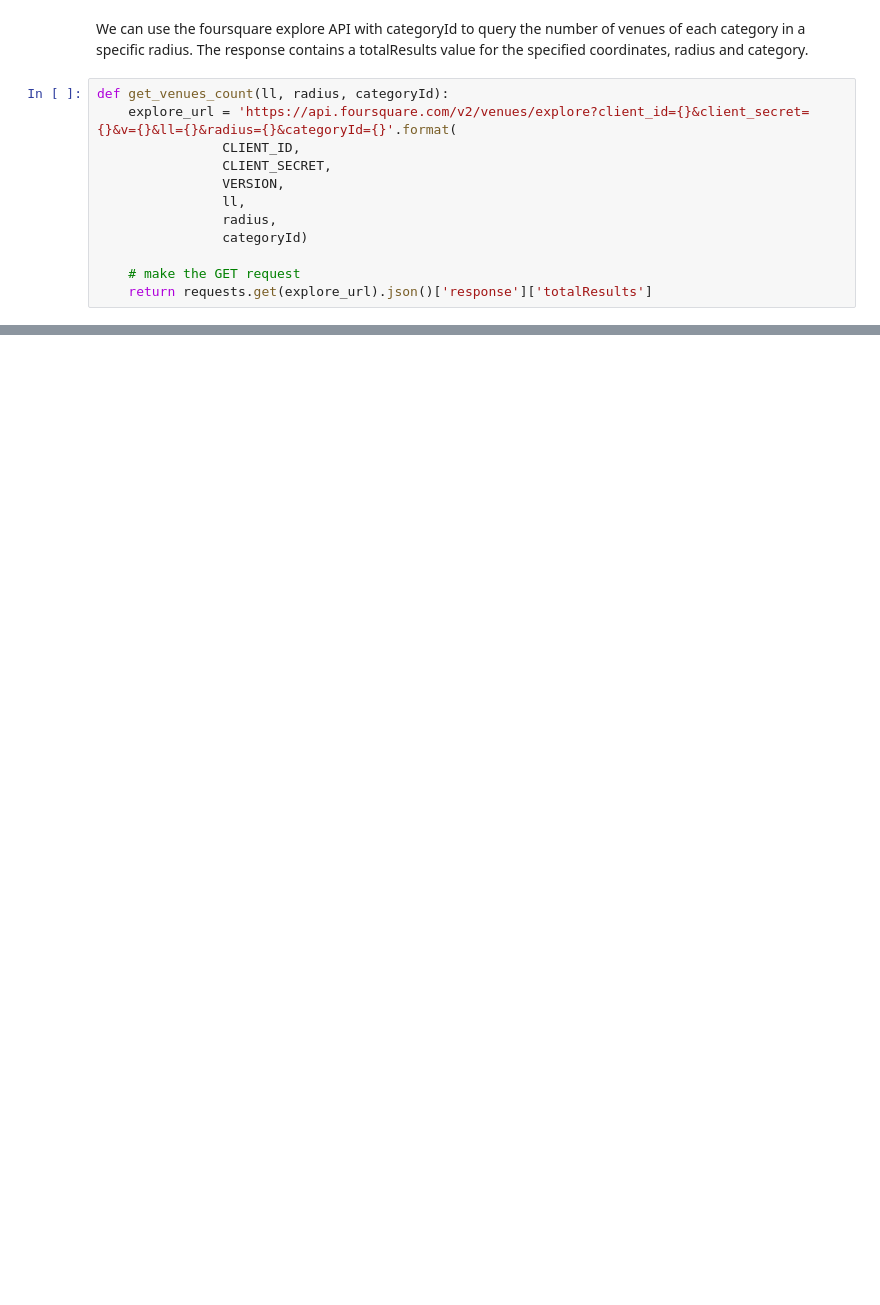
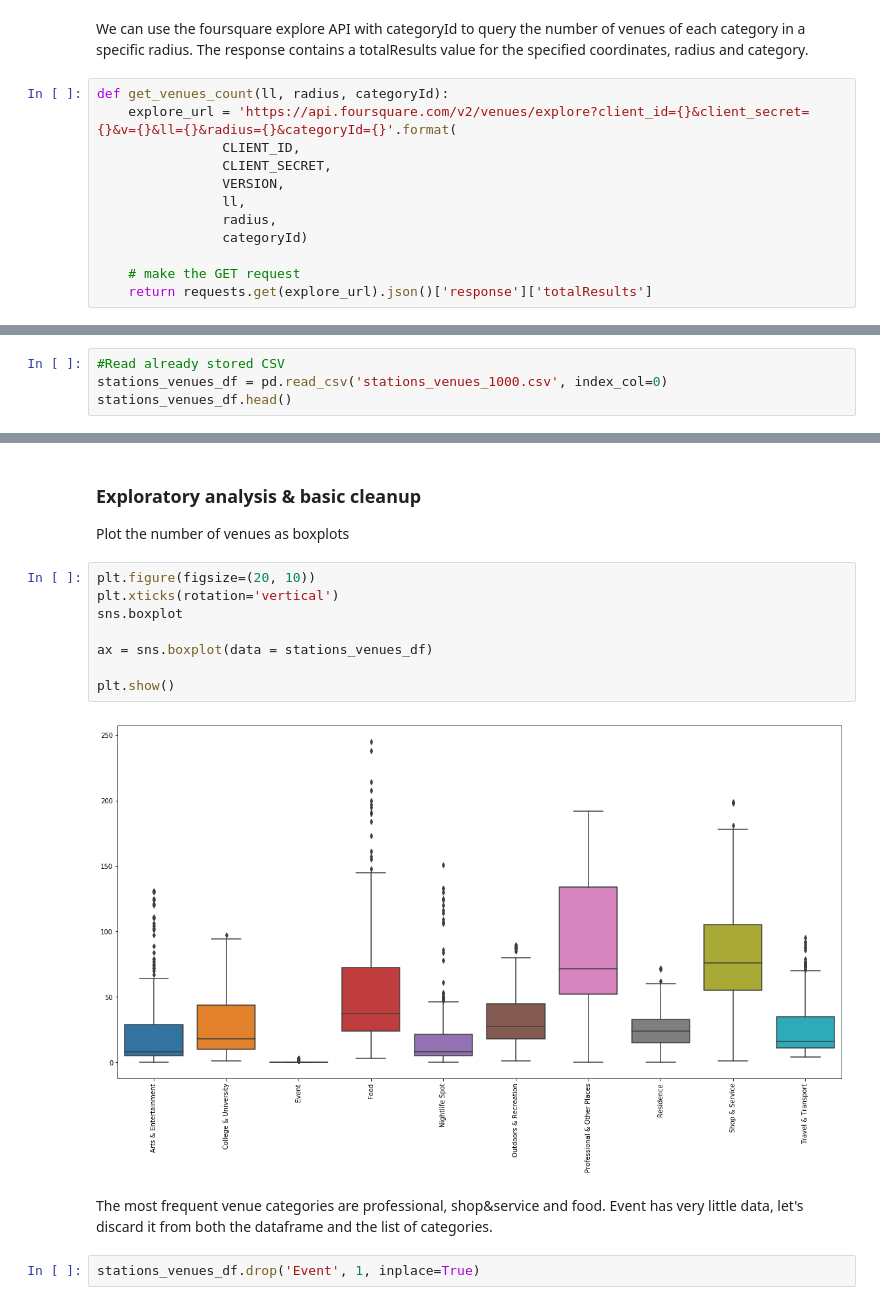
Before and after one commit to theptyza/map_moscow_metro_foursquare, a Jupyter notebook: Moscow.ipynb, the cells around one changed output, grey strips where cells are left out. Cells and saved outputs as stored; diff of their text form; blank space fills up the shorter version.

Commit message:
Downloaded data for venues in a 1000m radius

```diff
--- a/Moscow.ipynb
+++ b/Moscow.ipynb
@@ -152,0 +158,4 @@ This data set doesn't have coordinates so we'll have to use a geocoder.
+# %%
+#Read already stored CSV
+stations_venues_df = pd.read_csv('stations_venues_1000.csv', index_col=0)
+stations_venues_df.head()
@@ -152,0 +169,17 @@ This data set doesn't have coordinates so we'll have to use a geocoder.
+# %% [markdown]
+### Exploratory analysis & basic cleanup
+Plot the number of venues as boxplots
+# %%
+plt.figure(figsize=(20, 10))
+plt.xticks(rotation='vertical')
+sns.boxplot
+
+ax = sns.boxplot(data = stations_venues_df)
+
+plt.show()
+# %% [output]
+[figure, added]
+# %% [markdown]
+The most frequent venue categories are professional, shop&service and food. Event has very little data, let's discard it from both the dataframe and the list of categories.
+# %%
+stations_venues_df.drop('Event', 1, inplace=True)
```
Also changed, not shown: parts of 29 cells of this notebook, 2 other files.
